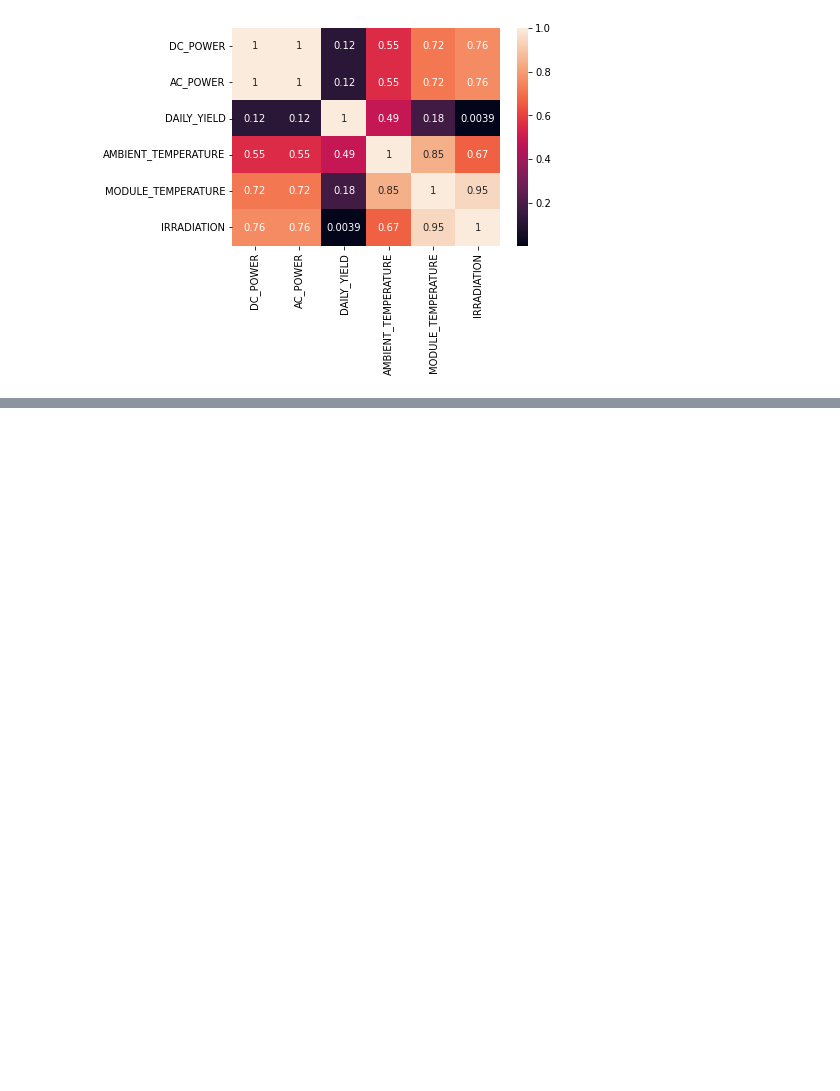
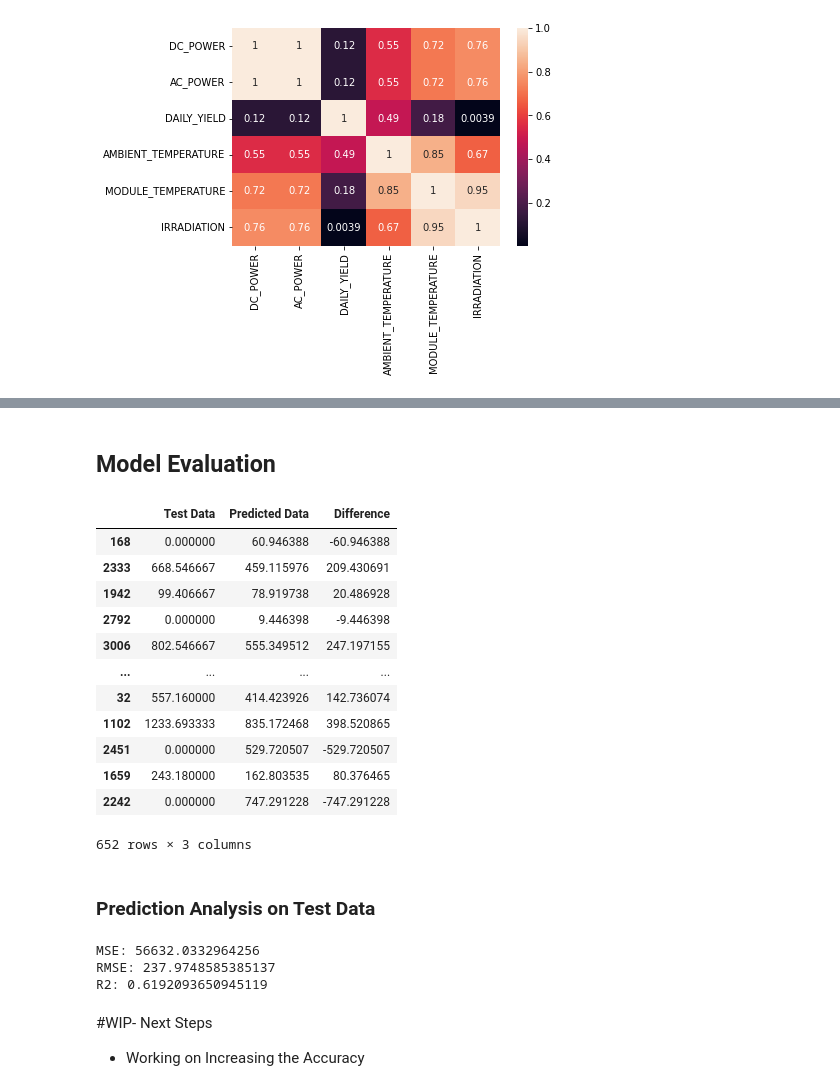
Before and after one commit to pasindu-94/solar-power-prediction, a Jupyter notebook: solar_power_prediction.ipynb, the cells around one changed output, grey strips where cells are left out. Cells and saved outputs as stored; diff of their text form; code cells hidden in the pictures; blank space fills up the shorter version.

```diff
--- a/solar_power_prediction.ipynb
+++ b/solar_power_prediction.ipynb
@@ -266,0 +336,41 @@ sns.heatmap(correlation_matrix, annot=True)
+# %% [markdown]
+## Model Evaluation
+# %%
+d = {'Test Data': y_test, 'Predicted Data': pred_y, 'Difference': y_test-pred_y}
+df = pd.DataFrame(data=d)
+df
+# %% [output]
+|  | Test Data | Predicted Data | Difference |
+| 168 | 0.000000 | 60.946388 | -60.946388 |
+| 2333 | 668.546667 | 459.115976 | 209.430691 |
+| 1942 | 99.406667 | 78.919738 | 20.486928 |
+| 2792 | 0.000000 | 9.446398 | -9.446398 |
+| 3006 | 802.546667 | 555.349512 | 247.197155 |
+| ... | ... | ... | ... |
+| 32 | 557.160000 | 414.423926 | 142.736074 |
+| 1102 | 1233.693333 | 835.172468 | 398.520865 |
+| 2451 | 0.000000 | 529.720507 | -529.720507 |
+| 1659 | 243.180000 | 162.803535 | 80.376465 |
+| 2242 | 0.000000 | 747.291228 | -747.291228 |
+652 rows × 3 columns
+# %% [markdown]
+### Prediction Analysis on Test Data
+# %%
+from sklearn.metrics import mean_squared_error, r2_score
+
+mse = mean_squared_error(y_test, pred_y_test)
+print("MSE:", mse)
+
+rmse = np.sqrt(mse)
+print("RMSE:", rmse)
+
+r2 = r2_score(y_test, pred_y_test)
+print("R2:", r2)
+# %% [output]
+MSE: 56632.0332964256
+RMSE: 237.9748585385137
+R2: 0.6192093650945119
+# %% [markdown]
+#WIP- Next Steps
+
+*   Working on Increasing the Accuracy
```
Also changed, not shown: parts of 14 cells of this notebook.
